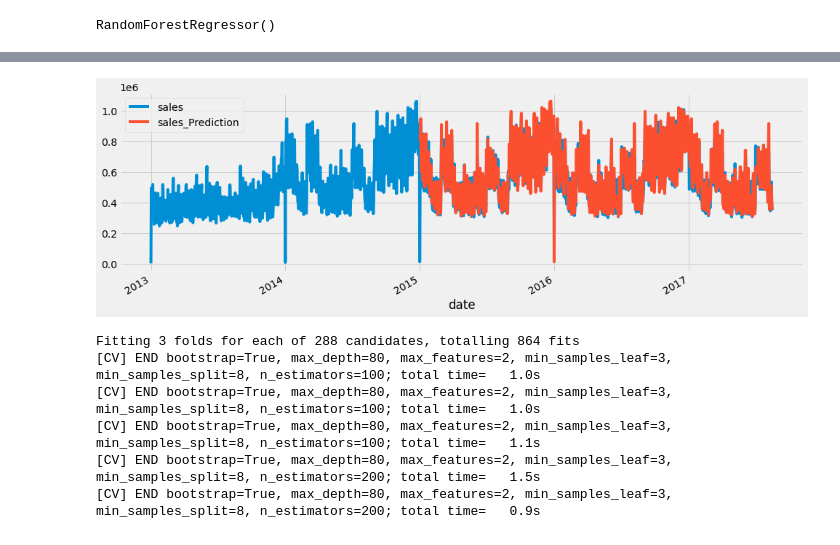
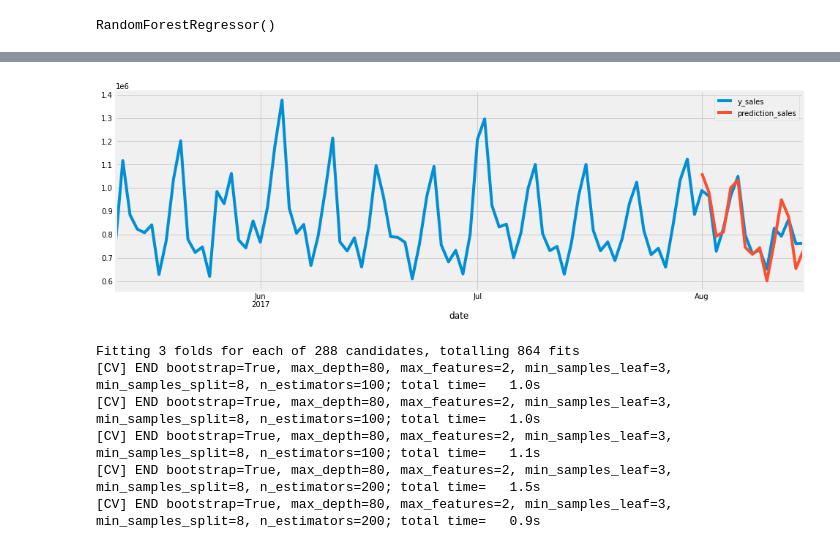
Before and after one commit to Oliss4t/BHT_Store_Sales_Time_Series_Forecasting, a Jupyter notebook: Decision Tree and Random Forest.ipynb, the cells around one changed output, grey strips where cells are left out. Cells and saved outputs as stored; diff of their text form; code cells hidden in the pictures.

```diff
--- a/Decision Tree and Random Forest.ipynb
+++ b/Decision Tree and Random Forest.ipynb
@@ -234,16 +234,16 @@ error_by_day.sort_values('error', ascending=True).head(10)
 # %%
 rf = RandomForestRegressor()
 # %%
-rf.fit(X_train, y_train)
+rf.fit(X_train, y_train['y_difference'])
 # %% [output]
 RandomForestRegressor()
 # %%
 y_pred_rf_train = rf.predict(X_train)
 y_pred_rf_test = rf.predict(X_test)
 # %%
-validate_['sales'] = rf.predict(X_test)
-
-data_all = pd.concat([validate_, train_], sort=False)
+validation['prediction_difference'] = rf.predict(X_test)
+validation['prediction_sales'] =validation['prediction_difference'] + validation['x_sales']
+data_all = pd.concat([train, validation], sort=False)
 data_all
 # %% [output]
 |  | sales | date | hour | dayofweek | quarter | month | year | dayofyear | dayofmonth | weekofyear | ... |
@@ -263,7 +263,7 @@ data_all
 # %%
-_ = data_all[['sales','sales_Prediction']].plot(figsize=(15, 5))
+_ = data_all[['y_sales','prediction_sales']].tail(16*6).plot(figsize=(15, 5))
 # %% [output]
-[figure, old version]
+[figure, new version]
 # %%
 ## Perform Hyeroarameter Tuning for the Random Forest. Use different approaches
 #(random search, grid search, Sequantial Model Based Optimization and a Genetic Algorithm)
```
Also changed, not shown: parts of 5 cells of this notebook.
